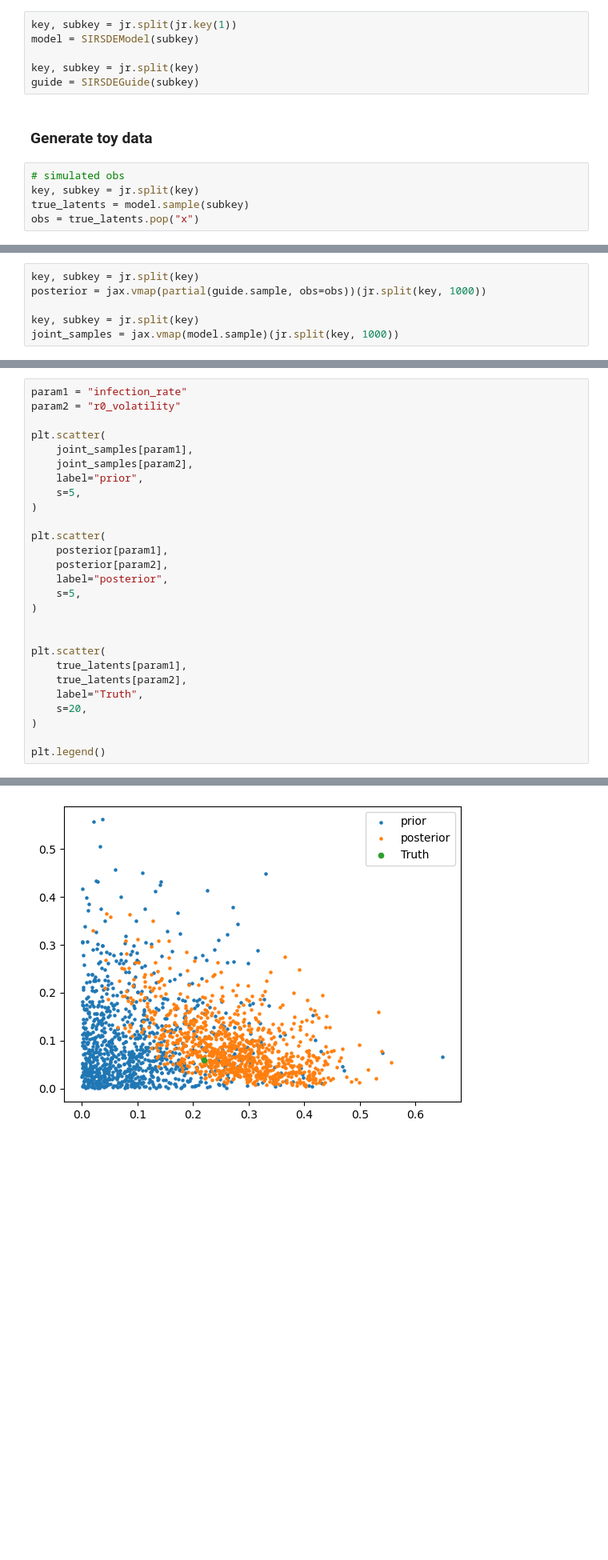
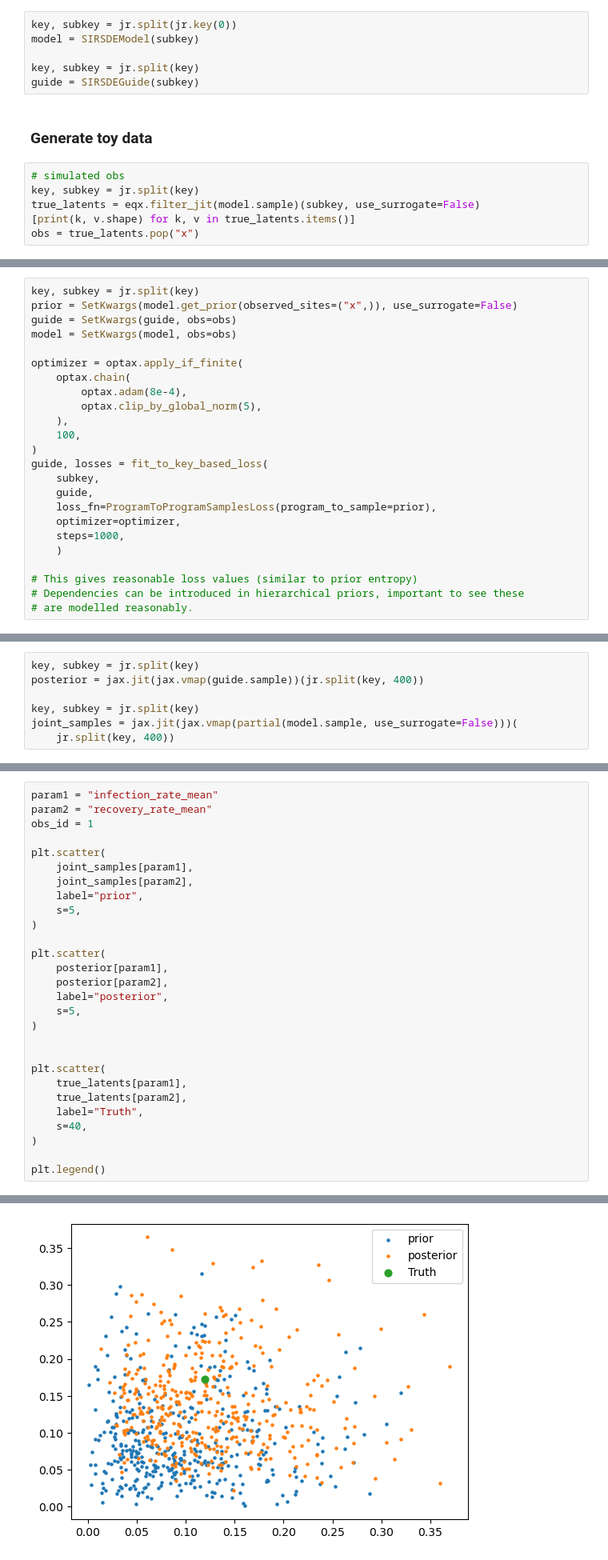
Before and after one commit to danielward27/spyrox, a Jupyter notebook: sir_example.ipynb, the cells around one changed output, grey strips where cells are left out. Shown at 80% size. Cells and saved outputs as stored; diff of their text form; blank space fills up the shorter version.

```diff
--- a/sir_example.ipynb
+++ b/sir_example.ipynb
@@ -15,7 +20,7 @@ from spyrox.sirsde import SIRSDEGuide, SIRSDEModel
 # %% [markdown]
 ### Define the model
 # %%
-key, subkey = jr.split(jr.key(1))
+key, subkey = jr.split(jr.key(0))
 model = SIRSDEModel(subkey)
 
 key, subkey = jr.split(key)
@@ -25,5 +30,6 @@ guide = SIRSDEGuide(subkey)
 # %%
 # simulated obs
 key, subkey = jr.split(key)
-true_latents = model.sample(subkey)
+true_latents = eqx.filter_jit(model.sample)(subkey, use_surrogate=False)
+[print(k, v.shape) for k, v in true_latents.items()]
 obs = true_latents.pop("x")
@@ -30,3 +50,27 @@ obs = true_latents.pop("x")
+# %%
+key, subkey = jr.split(key)
+prior = SetKwargs(model.get_prior(observed_sites=("x",)), use_surrogate=False)
+guide = SetKwargs(guide, obs=obs)
+model = SetKwargs(model, obs=obs)
+
+optimizer = optax.apply_if_finite(
+    optax.chain(
+        optax.adam(8e-4),
+        optax.clip_by_global_norm(5),
+    ),
+    100,
+)
+guide, losses = fit_to_key_based_loss(
+    subkey,
+    guide,
+    loss_fn=ProgramToProgramSamplesLoss(program_to_sample=prior),
+    optimizer=optimizer,
+    steps=1000,
+    )
+
+# This gives reasonable loss values (similar to prior entropy)
+# Dependencies can be introduced in hierarchical priors, important to see these
+# are modelled reasonably.
 # %% [markdown]
 ### Fit posterior
 # %%
@@ -72,6 +137,7 @@ axes[1].plot(jnp.asarray(losses["guide"]))
 # %%
 key, subkey = jr.split(key)
-posterior = jax.vmap(partial(guide.sample, obs=obs))(jr.split(key, 1000))
+posterior = jax.jit(jax.vmap(guide.sample))(jr.split(key, 400))
 
 key, subkey = jr.split(key)
-joint_samples = jax.vmap(model.sample)(jr.split(key, 1000))
+joint_samples = jax.jit(jax.vmap(partial(model.sample, use_surrogate=False)))(
+    jr.split(key, 400))
@@ -78,30 +187,31 @@ joint_samples = jax.vmap(model.sample)(jr.split(key, 1000))
 # %%
-param1 = "infection_rate"
-param2 = "r0_volatility"
+param1 = "infection_rate_mean"
+param2 = "recovery_rate_mean"
+obs_id = 1
 
 plt.scatter(
     joint_samples[param1],
     joint_samples[param2],
     label="prior",
     s=5,
 )
 
 plt.scatter(
     posterior[param1],
     posterior[param2],
     label="posterior",
     s=5,
 )
 
 
 plt.scatter(
     true_latents[param1],
     true_latents[param2],
     label="Truth",
-    s=20,
+    s=40,
 )
 
 plt.legend()
 # %% [output]
 <matplotlib.legend.Legend at 0x...>
-[figure, old version]
+[figure, new version]
```
Also changed, not shown: parts of 13 cells of this notebook, 4 other files.
